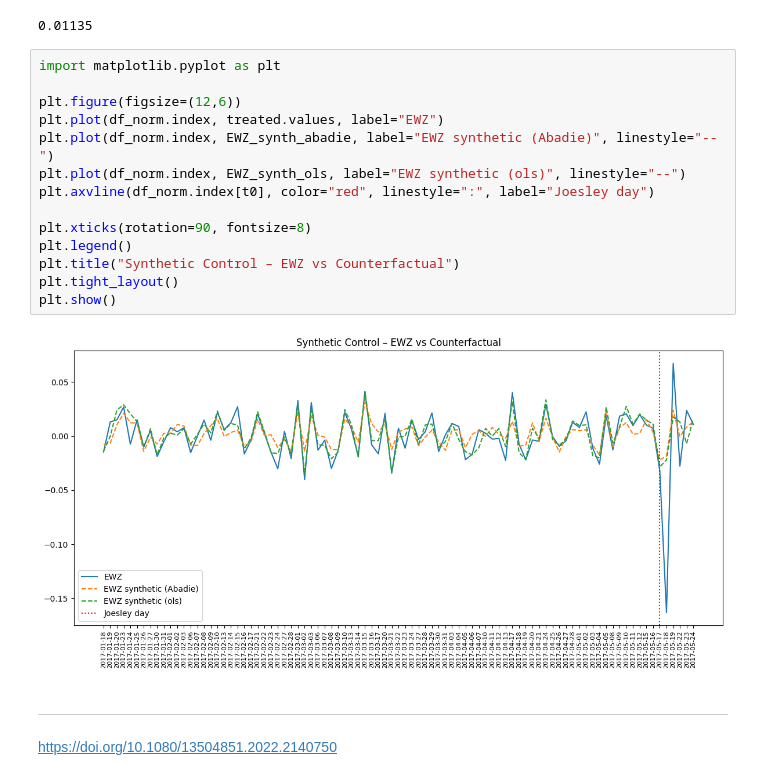
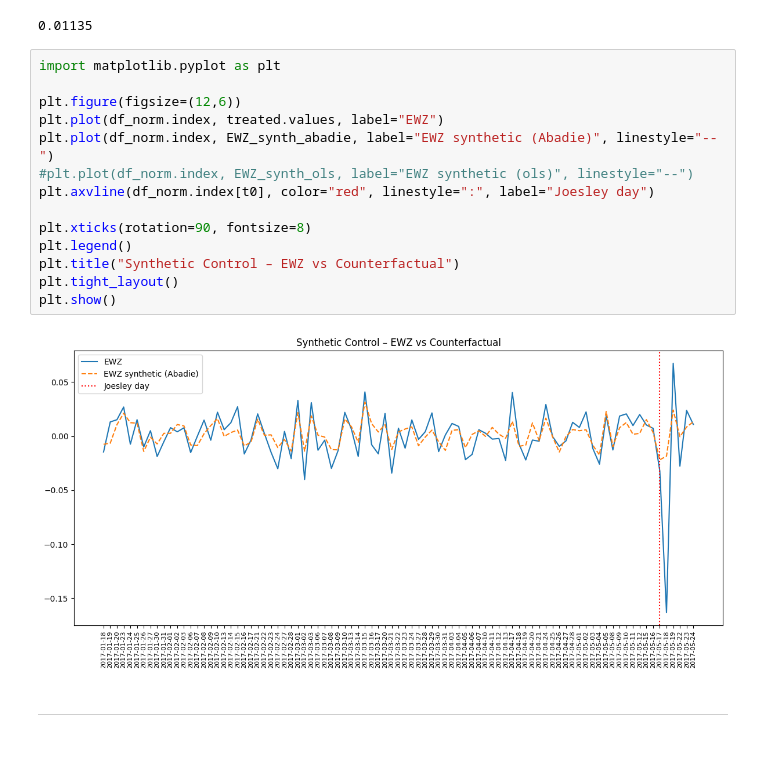
Before and after one commit to rdemarqui/causal_impact_on_ewz, a Jupyter notebook: ewz_analisys.ipynb, the cells around one changed output. Drawn from its saved outputs; the diff is of its cells as text; blank space fills up the shorter version.

```diff
--- a/ewz_analisys.ipynb
+++ b/ewz_analisys.ipynb
@@ -167,20 +171,18 @@ print(round(rmse, 5))
 # %%
 import matplotlib.pyplot as plt
 
 plt.figure(figsize=(12,6))
 plt.plot(df_norm.index, treated.values, label="EWZ")
 plt.plot(df_norm.index, EWZ_synth_abadie, label="EWZ synthetic (Abadie)", linestyle="--")
-plt.plot(df_norm.index, EWZ_synth_ols, label="EWZ synthetic (ols)", linestyle="--")
+#plt.plot(df_norm.index, EWZ_synth_ols, label="EWZ synthetic (ols)", linestyle="--")
 plt.axvline(df_norm.index[t0], color="red", linestyle=":", label="Joesley day")
 
 plt.xticks(rotation=90, fontsize=8)
 plt.legend()
 plt.title("Synthetic Control – EWZ vs Counterfactual")
 plt.tight_layout()
 plt.show()
 # %% [output]
-[figure, old version]
+[figure, new version]
 # %% [markdown]
 ---
-# %% [markdown]
-https://doi.org/10.1080/13504851.2022.2140750
```
Also changed, not shown: parts of 14 cells of this notebook, 1 other file.
